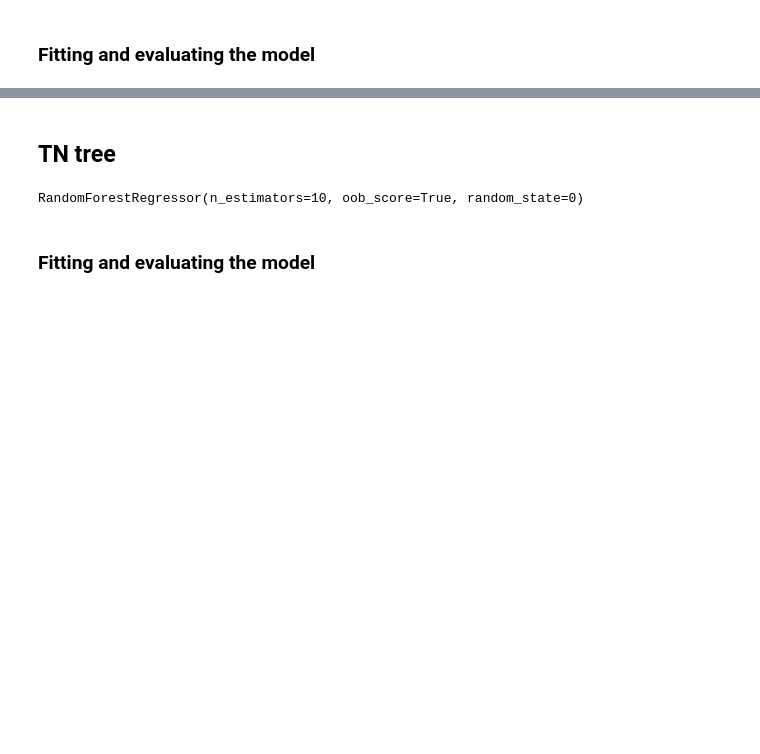
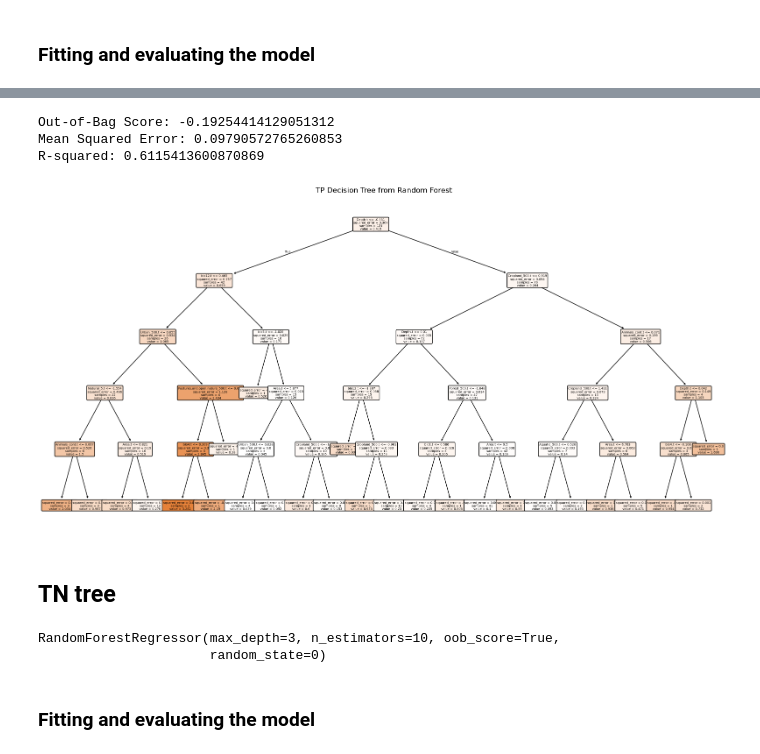
Before and after one commit to jingsday/ponderful_Scripts, a Jupyter notebook: ponderful_Scripts_random_forest/ponderful_Scripts_rf_regression_norm.ipynb, the cells around one changed output, grey strips where cells are left out. Cells and saved outputs as stored; diff of their text form; code cells hidden in the pictures; blank space fills up the shorter version.

```diff
--- a/ponderful_Scripts_random_forest/ponderful_Scripts_rf_regression_norm.ipynb
+++ b/ponderful_Scripts_random_forest/ponderful_Scripts_rf_regression_norm.ipynb
@@ -146,3 +194,51 @@ plt.show()
+# %%
+# Split the data into features (X) and target (y)
+X = Phy_Che_random_forest_df[['Area.t', 'Depth.t','bio1.t', 'bio4.t', 'bio5.t','bio12.t','Hydeoperiod_length.t',
+       'Animals_cont.t', 'Natural_5.t','Aquatic_500.t', 'Cropland_500.t', 'Forest_500.t',
+       'Pastures.and.open.nature_500.t','Urban_500.t']]
+
+y = Phy_Che_random_forest_df['TP']
+
+# Split the data into training and test sets
+X_train, X_test, y_train, y_test = train_test_split(X, y, test_size=0.2)
+
+# Fitting Random Forest Regression to the dataset
+regressor = RandomForestRegressor(n_estimators=10, random_state=0, oob_score=True,max_depth=5)
+
+# Fit the regressor with x and y data
+regressor.fit(X_train, y_train)
+
+# Evaluating the model
+
+# Access the OOB Score
+oob_score = regressor.oob_score_
+print(f'Out-of-Bag Score: {oob_score}')
+
+# Making predictions on the same data or new data
+predictions = regressor.predict(X)
+
+# Evaluating the model
+mse = mean_squared_error(y, predictions)
+print(f'Mean Squared Error: {mse}')
+
+r2 = r2_score(y, predictions)
+print(f'R-squared: {r2}')
+
+
+# Assuming regressor is your trained Random Forest model
+# Pick one tree from the forest, e.g., the first tree (index 0)
+tree_to_plot = regressor.estimators_[0]
+
+# Plot the decision tree
+plt.figure(figsize=(20, 10))
+plot_tree(tree_to_plot, feature_names=X.columns.tolist(), filled=True, rounded=True, fontsize=5)
+plt.title("TP Decision Tree from Random Forest")
+plt.show()
+# %% [output]
+Out-of-Bag Score: -0.19254414129051312
+Mean Squared Error: 0.09790572765260853
+R-squared: 0.6115413600870869
+[figure, added]
 # %% [markdown]
 ## TN tree
 # %%
@@ -155,16 +251,12 @@ y = Phy_Che_random_forest_df['TN']
 
 # Split the data into training and test sets
 X_train, X_test, y_train, y_test = train_test_split(X, y, test_size=0.2)
-# %%
-
-# Fitting Random Forest Regression to the dataset
-regressor = RandomForestRegressor(n_estimators=10, random_state=0, oob_score=True)
-
-# Fit the regressor with x and y data
-X_train, X_test, y_train, y_test = train_test_split(X, y, test_size=0.2)
-regressor.fit(X_train, y_train)
-# %% [output]
-RandomForestRegressor(n_estimators=10, oob_score=True, random_state=0)
+# %%
+
+regressor.fit(X_train, y_train)
+# %% [output]
+RandomForestRegressor(max_depth=3, n_estimators=10, oob_score=True,
+                      random_state=0)
 # %% [markdown]
 ### Fitting and evaluating the model
 # %%
```
Also changed, not shown: parts of 9 cells of this notebook.
